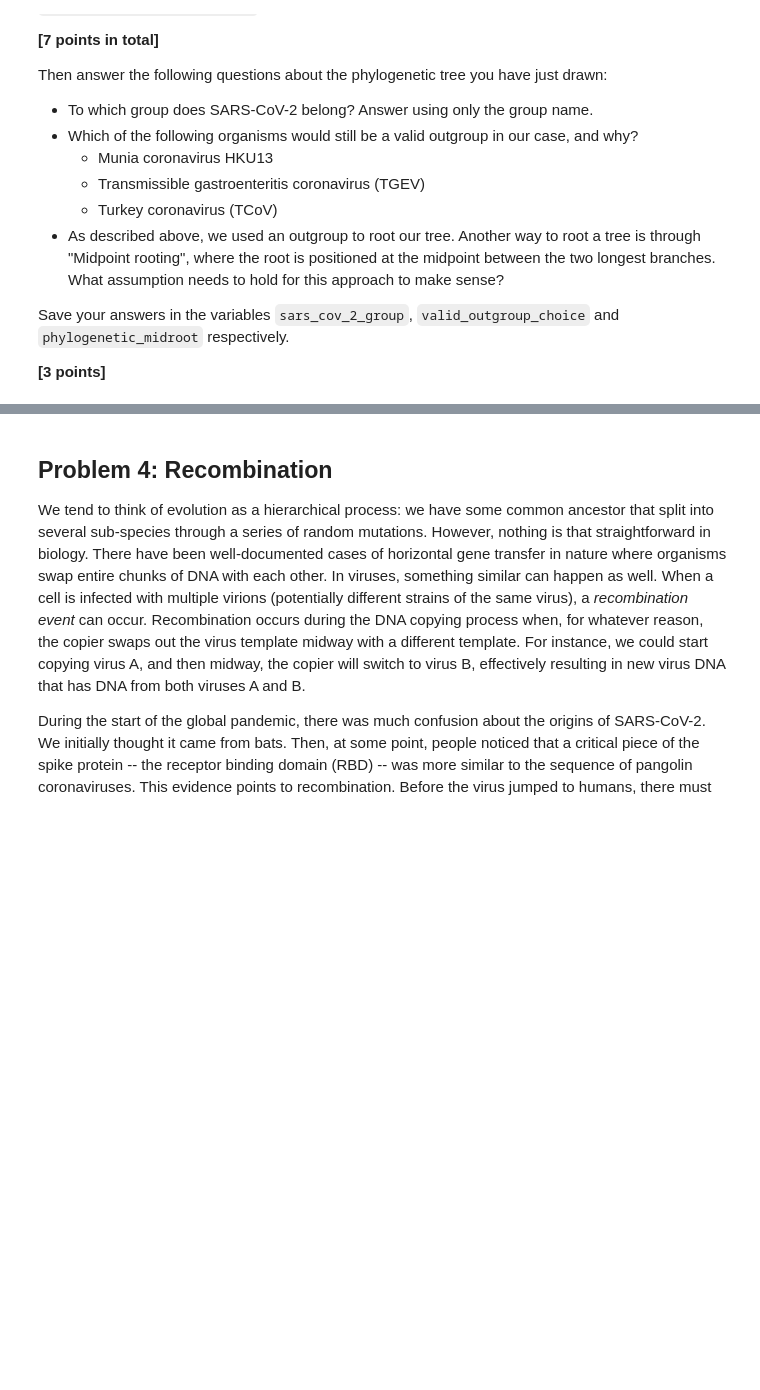
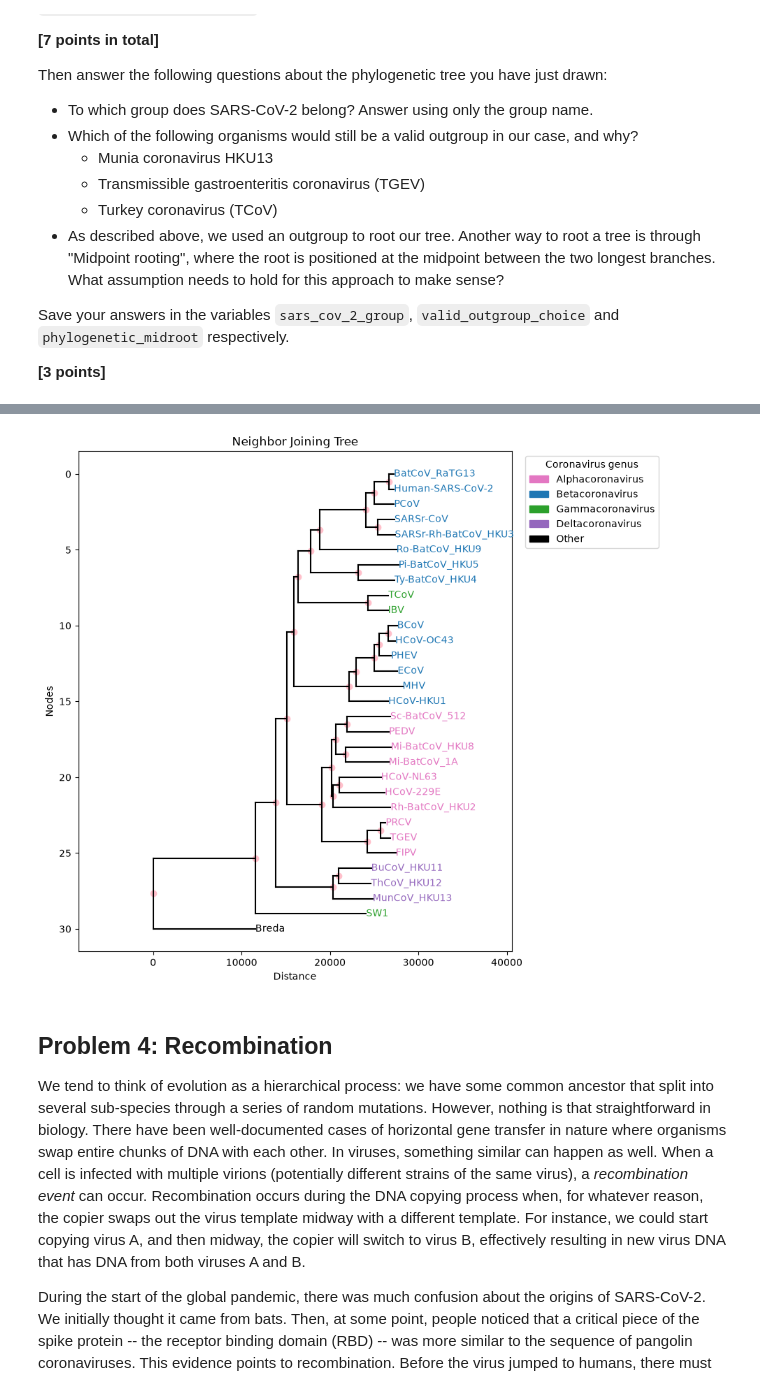
Before and after one commit to haircutt/assign_phylo, a Jupyter notebook: phylo_workbook.ipynb, the cells around one changed output, grey strips where cells are left out. Cells and saved outputs as stored; diff of their text form; code cells hidden in the pictures; blank space fills up the shorter version.

Commit message:
fix: problem 3, colouring and reroot

```diff
--- a/phylo_workbook.ipynb
+++ b/phylo_workbook.ipynb
@@ -155,3 +126,70 @@ plt.savefig('problem3.svg')
+# %%
+from helper_functions import reroot_tree, sort_children_by_leaves, neighbor_joining, plot_nj_tree
+import matplotlib.pyplot as plt
+import matplotlib.patches as mpatches
+import numpy as np
+from Bio import SeqIO, Entrez
+
+# a) Hamming distance + neighbor-joining tree
+records = list(SeqIO.parse("data/clustal_MSA_coronavirus.fasta", "fasta"))
+sequences = [str(record.seq) for record in records]
+labels = [record.id.split("|")[0] for record in records]
+accessions = [record.id.split("|")[1] for record in records]
+
+distances = np.array(
+	[[0 if i == j else sum(c1 != c2 for c1, c2 in zip(seq1, seq2)) for j, seq2 in enumerate(sequences)] for i, seq1 in enumerate(sequences)],
+	dtype=float
+)
+
+tree = neighbor_joining(distances, labels)
+
+# b) Reroot using the Breda virus as an outgroup
+def _find_node_by_name(node, name):
+	if node is None:
+		return None
+	if node.name == name:
+		return node
+	return _find_node_by_name(node.left, name) or _find_node_by_name(node.right, name)
+
+outgroup = _find_node_by_name(tree, "Breda")
+tree = reroot_tree(tree, outgroup)
+
+# c) Sort children so the subtree with fewer leaves is on the left
+sort_children_by_leaves(tree)
+
+# d) Colour leaves by coronavirus genus, fetched from NCBI taxonomy annotations
+covid_groups = ["Alphacoronavirus", "Betacoronavirus", "Gammacoronavirus", "Deltacoronavirus"]
+colours = {
+	"Alphacoronavirus": "tab:pink",
+	"Betacoronavirus": "tab:blue",
+	"Gammacoronavirus": "tab:green",
+	"Deltacoronavirus": "tab:purple",
+	"Other": "black",
+}
+
+handle = Entrez.efetch(db="nucleotide", id=",".join(accessions), rettype="gb", retmode="text")
+gb_records = {record.id.split(".")[0]: record for record in SeqIO.parse(handle, "genbank")}
+
+label_groups = {}
+for label, accession in zip(labels, accessions):
+	gb_record = gb_records.get(accession.split(".")[0])
+	lineage = gb_record.annotations.get("taxonomy", []) if gb_record else []
+	label_groups[label] = next((genus for genus in covid_groups if genus in lineage), "Other")
+
+label_colors = {label: colours[group] for label, group in label_groups.items()}
+
+# plot
+fig, ax = plt.subplots()
+plot_nj_tree(tree, ax=ax, label_colors=label_colors)
+legend_handles = [
+	mpatches.Patch(color=color, label=group)
+	for group, color in colours.items()
+	if group in label_groups.values()
+]
+ax.legend(handles=legend_handles, loc="upper left", bbox_to_anchor=(1.02, 1), title="Coronavirus genus")
+plt.savefig('problem3.svg', bbox_inches='tight')
+# %% [output]
+[figure, added]
 # %%
 sars_cov_2_group = """To which group does SARS-CoV-2 belong? Answer using only the group name."""
 # %%
```
Also changed, not shown: parts of 3 cells of this notebook.
